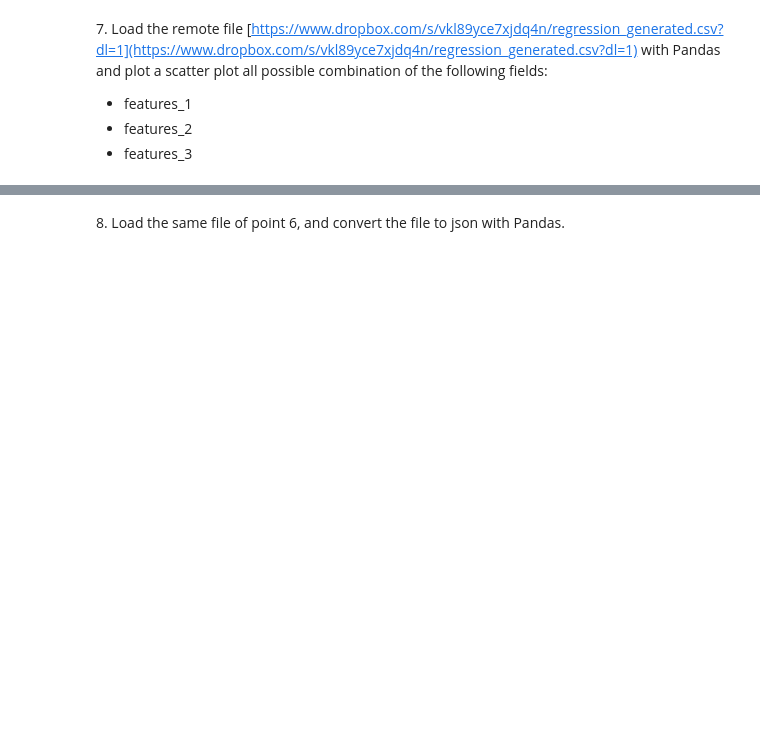
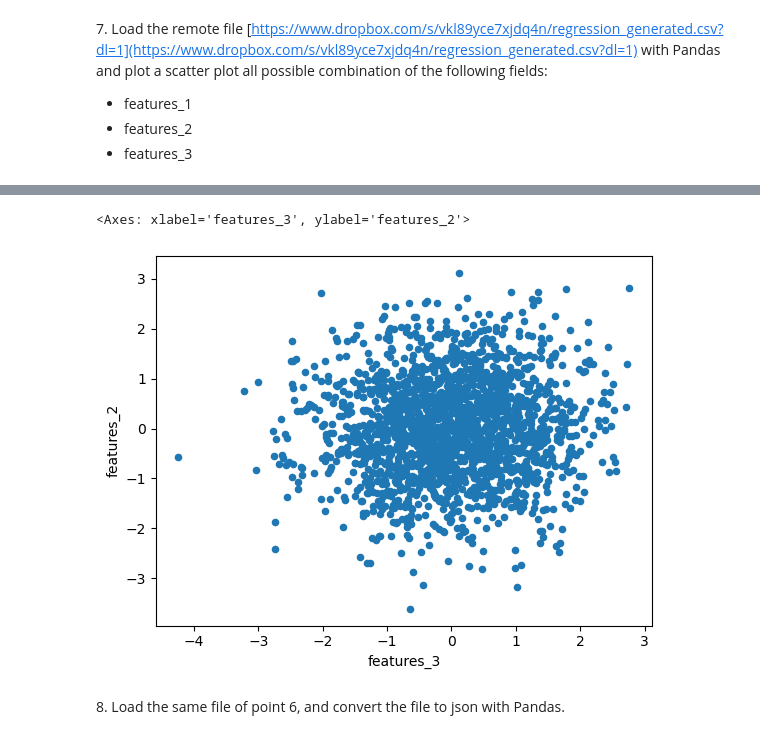
Before and after one commit to angelabortolato/LaboratoryOfComputationalPhysics_A, a Jupyter notebook: 05ex_OSEMN.ipynb, the cells around one changed output, grey strips where cells are left out. Cells and saved outputs as stored; diff of their text form; code cells hidden in the pictures; blank space fills up the shorter version.

```diff
--- a/05ex_OSEMN.ipynb
+++ b/05ex_OSEMN.ipynb
@@ -105,2 +167,7 @@ with open('user_data.csv', 'w') as fout:
+# %%
+regr_data.plot.scatter("features_3", "features_2", )
+# %% [output]
+<Axes: xlabel='features_3', ylabel='features_2'>
+[figure, added]
 # %% [markdown]
 8\. Load the same file of point 6, and convert the file to json with Pandas.
```
Also changed, not shown: parts of 9 cells of this notebook, 6 other files.
